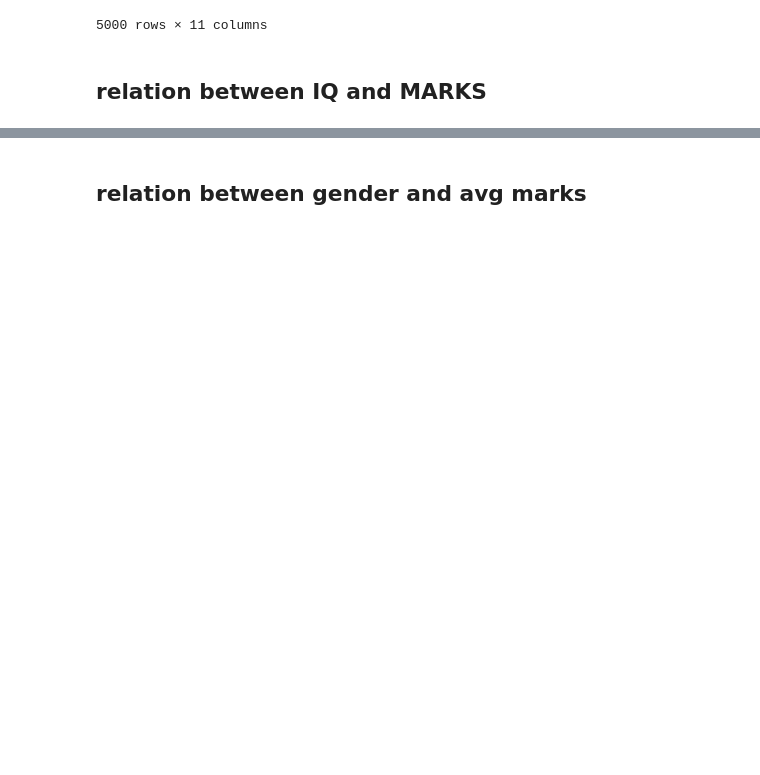
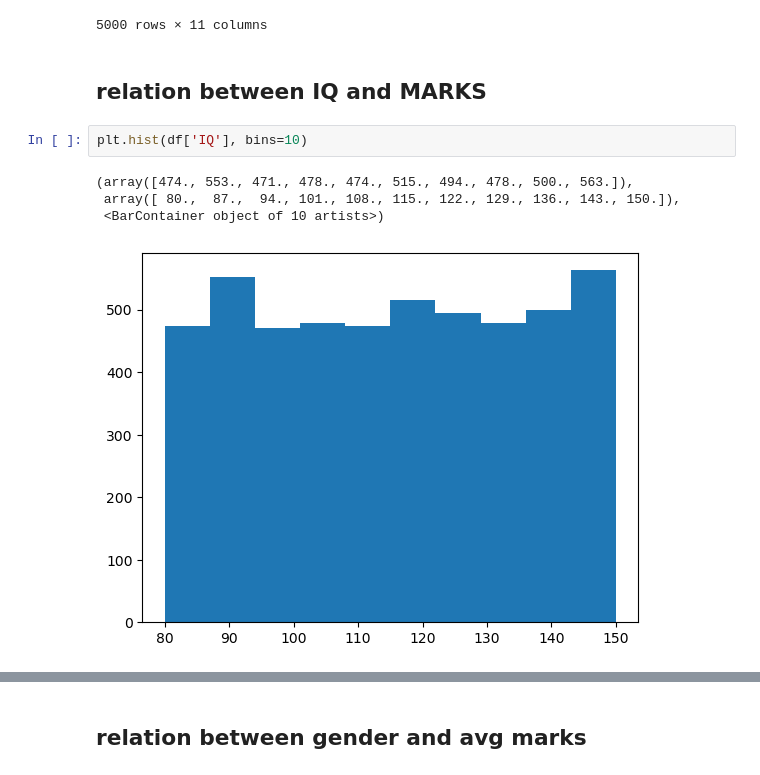
Before and after one commit to stanleyedward/dsc_eda, a Jupyter notebook: test.ipynb, the cells around one changed output, grey strips where cells are left out. Drawn from its saved outputs; the diff is of its cells as text; blank space fills up the shorter version.

```diff
--- a/test.ipynb
+++ b/test.ipynb
@@ -267,3 +281,10 @@ df
 5000 rows × 11 columns
 # %% [markdown]
 ## relation between IQ and MARKS
+# %%
+plt.hist(df['IQ'], bins=10)
+# %% [output]
+(array([474., 553., 471., 478., 474., 515., 494., 478., 500., 563.]),
+ array([ 80.,  87.,  94., 101., 108., 115., 122., 129., 136., 143., 150.]),
+ <BarContainer object of 10 artists>)
+[figure, added]
```
Also changed, not shown: parts of 7 cells of this notebook.
